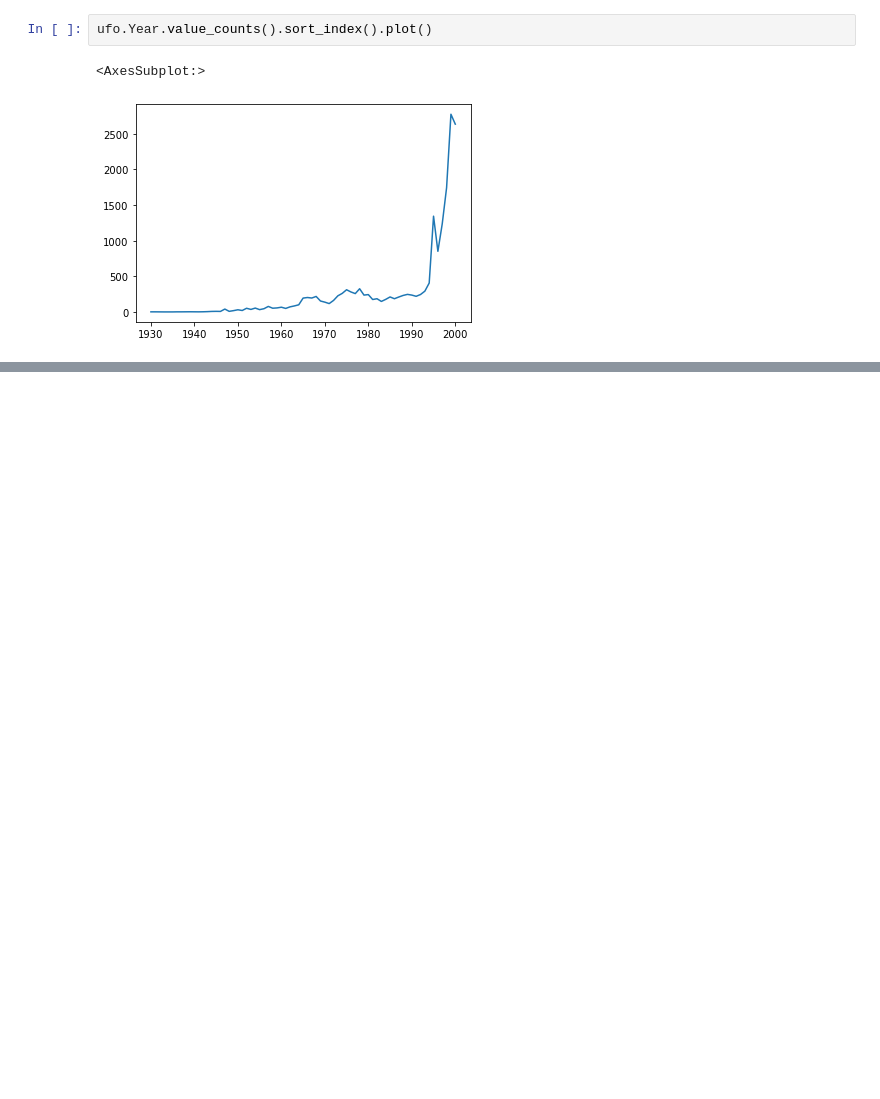
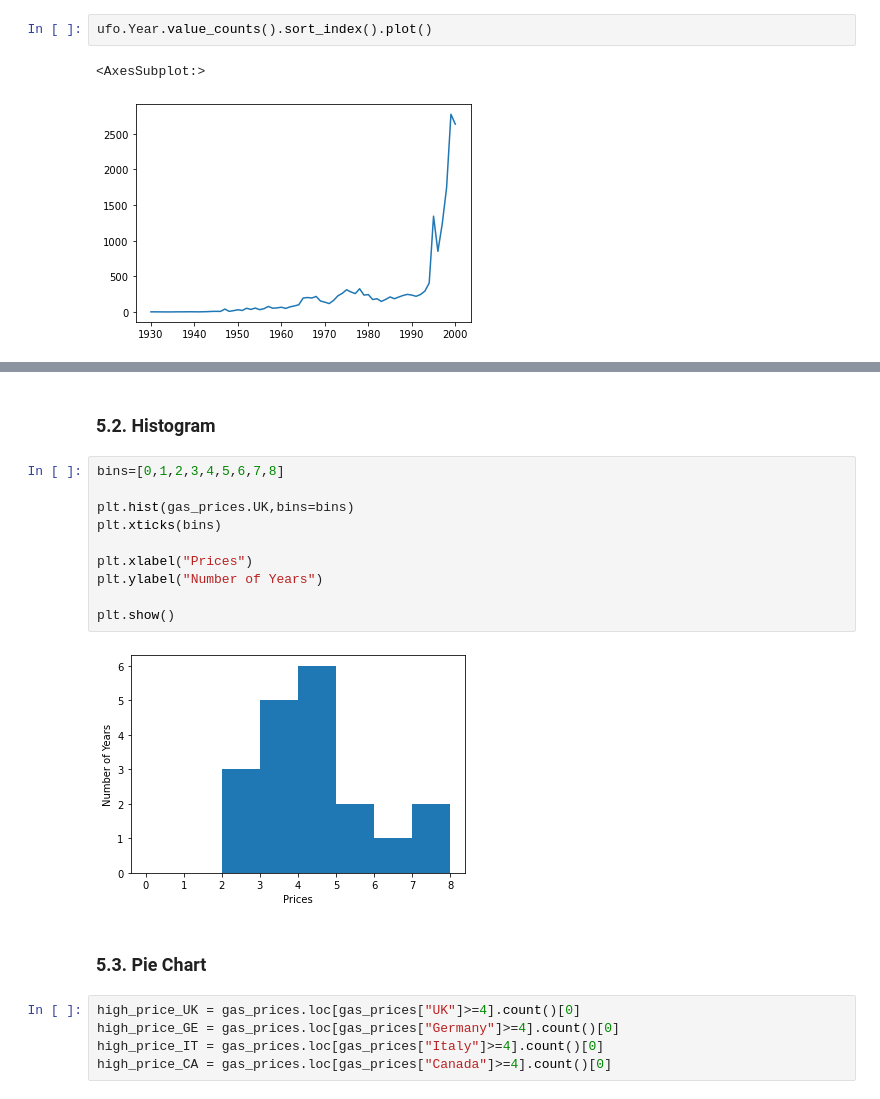
Before and after one commit to mcandar/python_lectures, a Jupyter notebook: chapter_7.ipynb, the cells around one changed output, grey strips where cells are left out. Saved outputs shown, nothing was run; the diff lists cells and outputs as text; blank space fills up the shorter version.

```diff
--- a/chapter_7.ipynb
+++ b/chapter_7.ipynb
@@ -880,0 +911,21 @@ ufo.Year.value_counts().sort_index().plot()
+# %% [markdown]
+### 5.2. Histogram
+# %%
+bins=[0,1,2,3,4,5,6,7,8]
+
+plt.hist(gas_prices.UK,bins=bins)
+plt.xticks(bins)
+
+plt.xlabel("Prices")
+plt.ylabel("Number of Years")
+
+plt.show()
+# %% [output]
+[figure, added]
+# %% [markdown]
+### 5.3. Pie Chart
+# %%
+high_price_UK = gas_prices.loc[gas_prices["UK"]>=4].count()[0]
+high_price_GE = gas_prices.loc[gas_prices["Germany"]>=4].count()[0]
+high_price_IT = gas_prices.loc[gas_prices["Italy"]>=4].count()[0]
+high_price_CA = gas_prices.loc[gas_prices["Canada"]>=4].count()[0]
```
Also changed, not shown: parts of 85 cells of this notebook, 4 other files.
